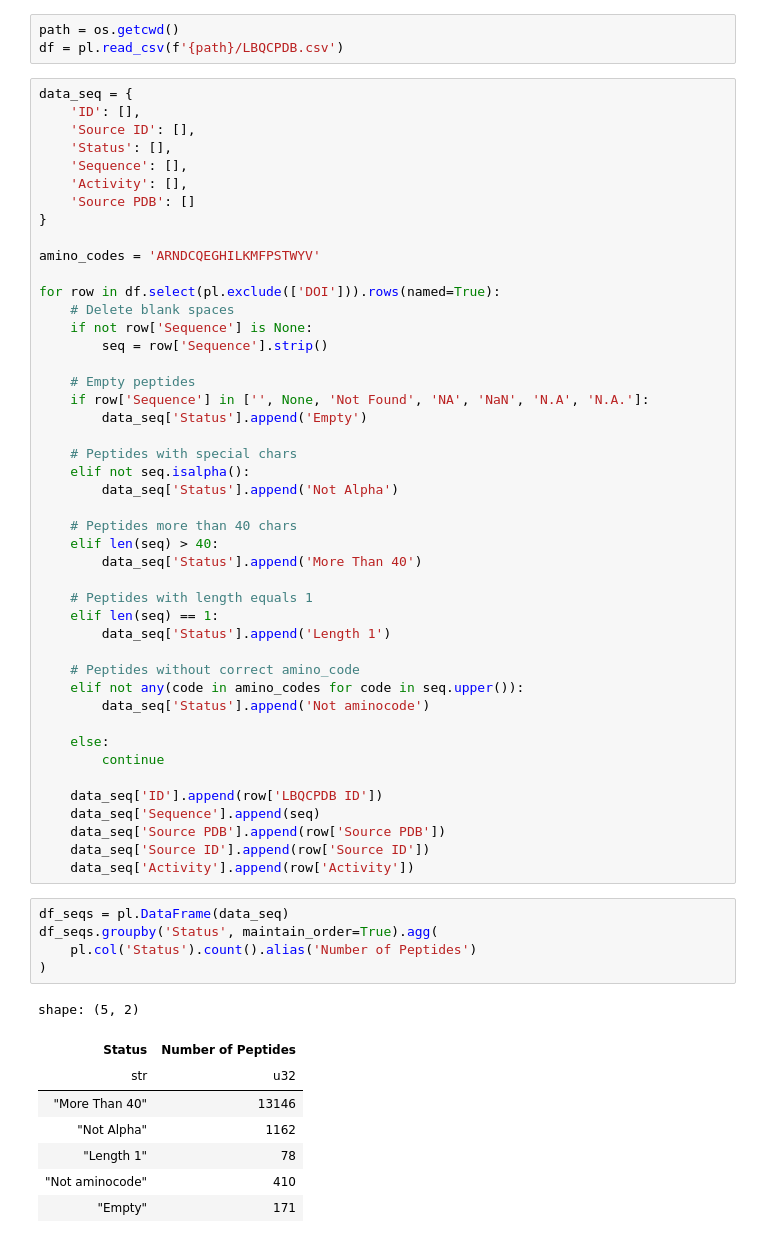
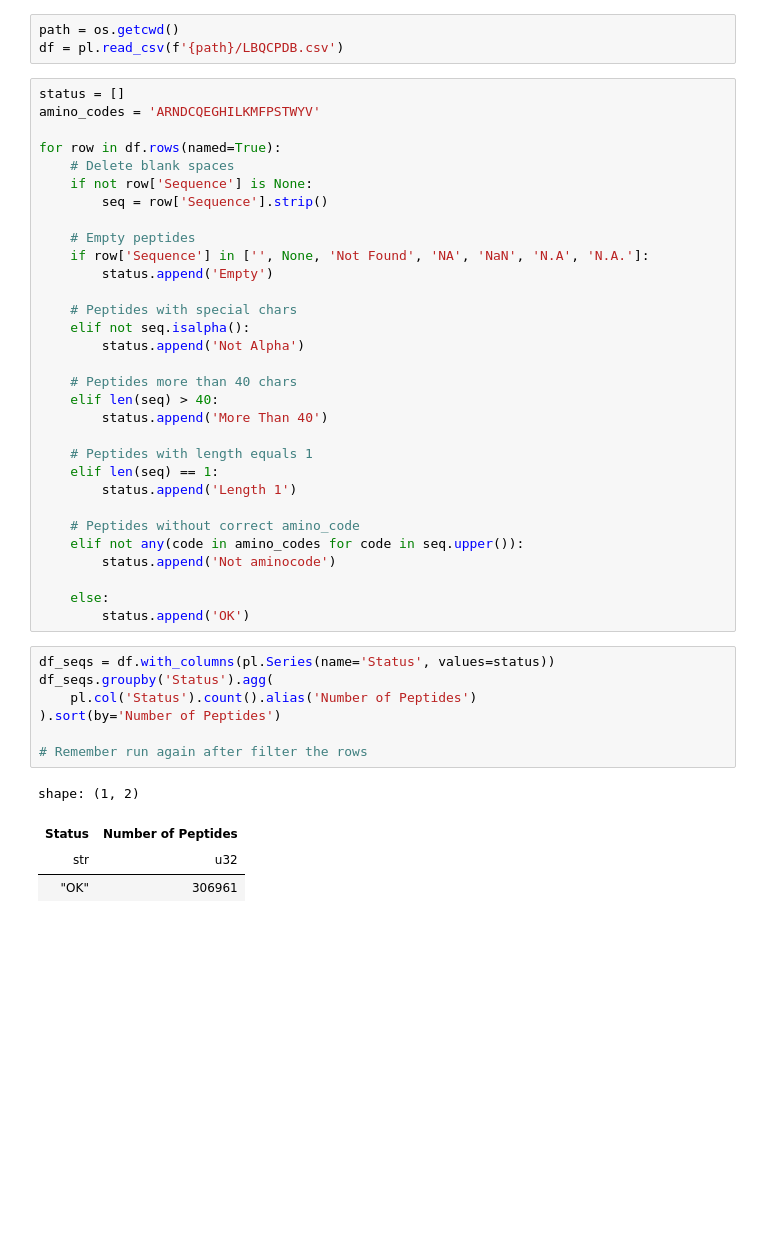
Before and after one commit to WilliamJSS/LBQC-PDB, a Jupyter notebook: LBQCPDB_filter_sequences.ipynb, the cells around one changed output. Drawn from its saved outputs; the diff is of its cells as text; blank space fills up the shorter version.

```diff
--- a/LBQCPDB_filter_sequences.ipynb
+++ b/LBQCPDB_filter_sequences.ipynb
@@ -7,62 +7,46 @@ import os
 path = os.getcwd()
 df = pl.read_csv(f'{path}/LBQCPDB.csv')
 # %%
-data_seq = {
-    'ID': [],
-    'Source ID': [],
-    'Status': [],
-    'Sequence': [],
-    'Activity': [],
-    'Source PDB': []
-}
-
+status = []
 amino_codes = 'ARNDCQEGHILKMFPSTWYV'
 
-for row in df.select(pl.exclude(['DOI'])).rows(named=True):
+for row in df.rows(named=True):
     # Delete blank spaces
     if not row['Sequence'] is None:
         seq = row['Sequence'].strip()
 
     # Empty peptides
     if row['Sequence'] in ['', None, 'Not Found', 'NA', 'NaN', 'N.A', 'N.A.']:
-        data_seq['Status'].append('Empty')
+        status.append('Empty')
 
     # Peptides with special chars
     elif not seq.isalpha():
-        data_seq['Status'].append('Not Alpha')
+        status.append('Not Alpha')
 
     # Peptides more than 40 chars
     elif len(seq) > 40:
-        data_seq['Status'].append('More Than 40')
+        status.append('More Than 40')
 
     # Peptides with length equals 1
     elif len(seq) == 1:
-        data_seq['Status'].append('Length 1')
+        status.append('Length 1')
 
     # Peptides without correct amino_code
     elif not any(code in amino_codes for code in seq.upper()):
-        data_seq['Status'].append('Not aminocode')
+        status.append('Not aminocode')
 
     else:
-        continue
-
-    data_seq['ID'].append(row['LBQCPDB ID'])
-    data_seq['Sequence'].append(seq)
-    data_seq['Source PDB'].append(row['Source PDB'])
-    data_seq['Source ID'].append(row['Source ID'])
-    data_seq['Activity'].append(row['Activity'])
+        status.append('OK')
 # %%
-df_seqs = pl.DataFrame(data_seq)
-df_seqs.groupby('Status', maintain_order=True).agg(
+df_seqs = df.with_columns(pl.Series(name='Status', values=status))
+df_seqs.groupby('Status').agg(
     pl.col('Status').count().alias('Number of Peptides')
-)
+).sort(by='Number of Peptides')
+
+# Remember run again after filter the rows
 # %% [output]
-shape: (5, 2)
+shape: (1, 2)
 | Status | Number of Peptides |
 | str | u32 |
-| "More Than 40" | 13146 |
-| "Not Alpha" | 1162 |
-| "Length 1" | 78 |
-| "Not aminocode" | 410 |
-| "Empty" | 171 |
+| "OK" | 306961 |
 # %%
```
Also changed, not shown: parts of 4 cells of this notebook, 6 other files.
